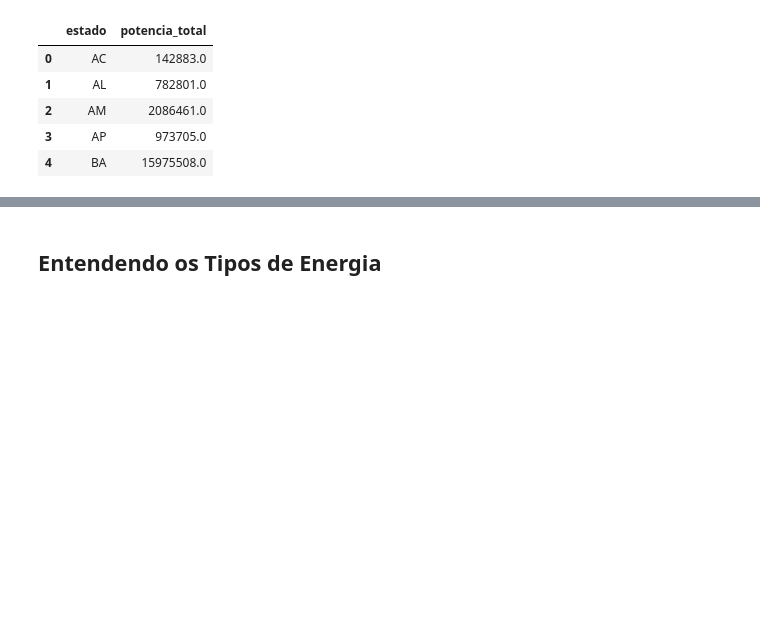
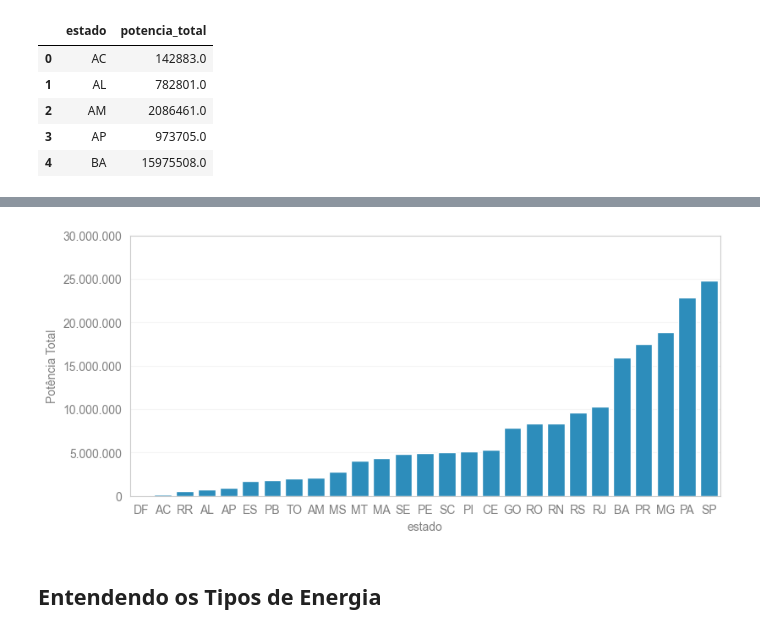
Before and after one commit to lpfnascimento/eda-brasilian-energy-matrix, a Jupyter notebook: TG-aneel-energia.ipynb, the cells around one changed output, grey strips where cells are left out. Drawn from its saved outputs; the diff is of its cells as text; code cells hidden in the pictures; blank space fills up the shorter version.

```diff
--- a/TG-aneel-energia.ipynb
+++ b/TG-aneel-energia.ipynb
@@ -353,2 +357,14 @@ ax2.figure.set_size_inches(12,6)
+# %%
+from matplotlib.ticker import ScalarFormatter
+ordenado = df_pot_estado.sort_values('potencia_total')
+ax2 = sns.barplot(x='estado', y='potencia_total', data = df_pot_estado, order=ordenado['estado'], color='#1696d2')
+ax2.set_ylabel('Potência Total')
+ytick_labels = [f'{int(y):,}'.replace(',', '.') for y in ax2.get_yticks()]
+ytick_locs = ax2.get_yticks()
+ax2.set_yticks(ytick_locs)
+ax2.set_yticklabels(ytick_labels)
+ax2.figure.set_size_inches(9,4)
+# %% [output]
+[figure, added]
 # %% [markdown]
 ## Entendendo os Tipos de Energia
```
Also changed, not shown: parts of 12 cells of this notebook.
